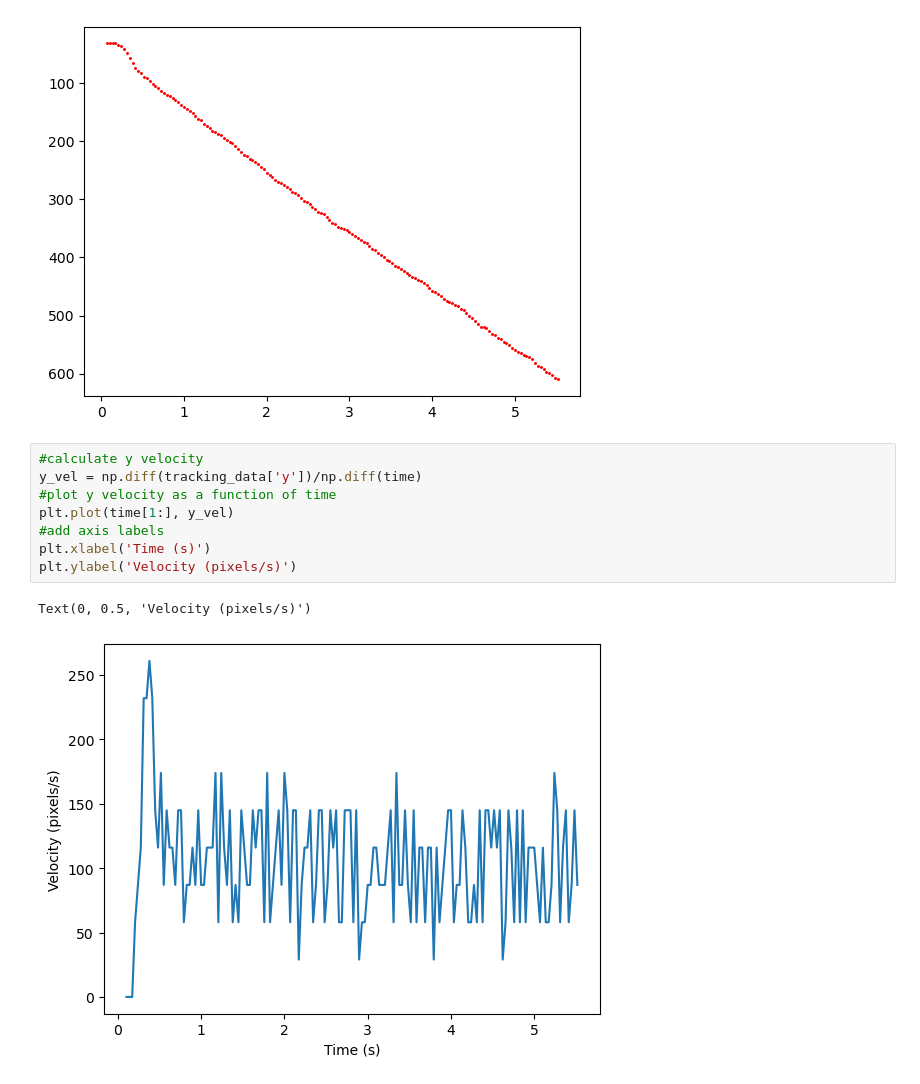
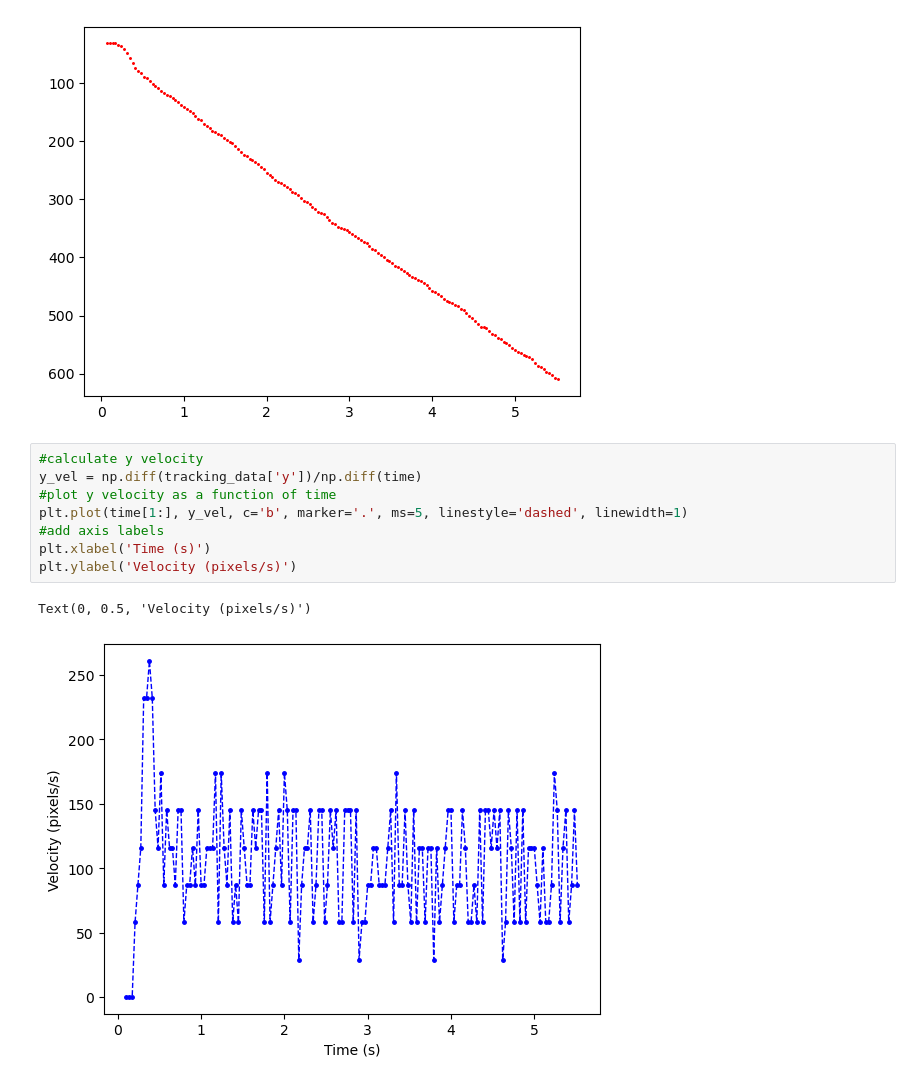
Before and after one commit to GiovanniLag/hackathon_lab, a Jupyter notebook: data_anal.ipynb, the cells around one changed output. Drawn from its saved outputs; the diff is of its cells as text.

```diff
--- a/data_anal.ipynb
+++ b/data_anal.ipynb
@@ -39,11 +40,11 @@ plt.scatter(time, tracking_data['y'], c='r', marker='.', s=5)
 # %%
 #calculate y velocity
 y_vel = np.diff(tracking_data['y'])/np.diff(time)
 #plot y velocity as a function of time
-plt.plot(time[1:], y_vel)
+plt.plot(time[1:], y_vel, c='b', marker='.', ms=5, linestyle='dashed', linewidth=1)
 #add axis labels
 plt.xlabel('Time (s)')
 plt.ylabel('Velocity (pixels/s)')
 # %% [output]
 Text(0, 0.5, 'Velocity (pixels/s)')
-[figure, old version]
+[figure, new version]
```
Also changed, not shown: parts of 28 cells of this notebook, 10 other files.
